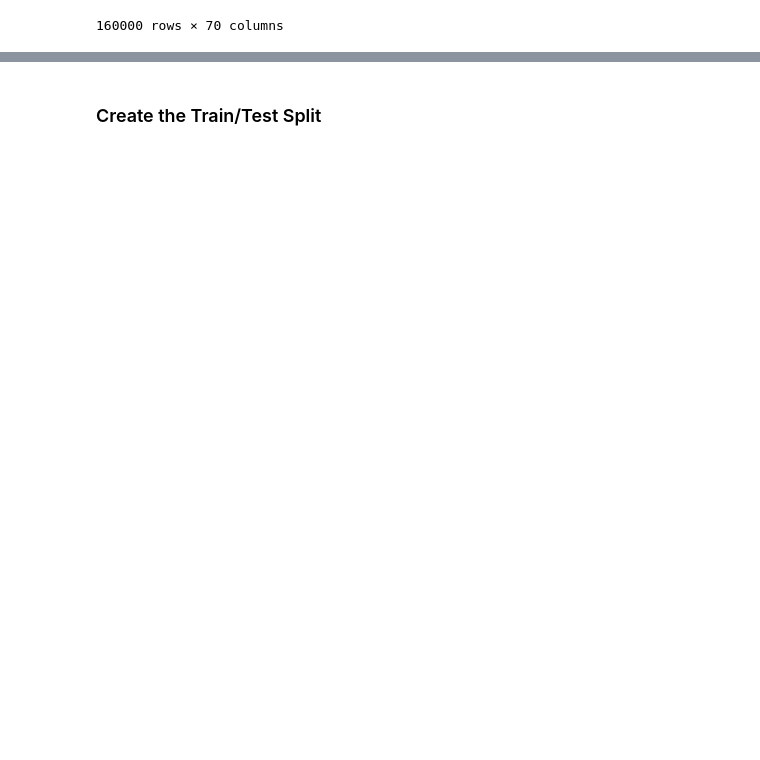
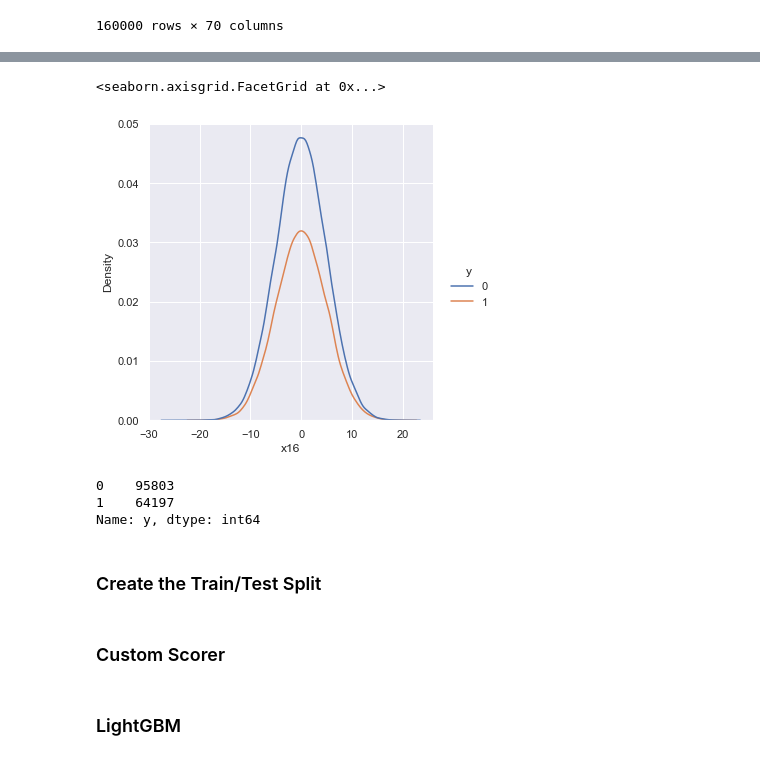
Before and after one commit to warnost/QTW, a Jupyter notebook: Final Case Study/Code/Final Case Study.ipynb, the cells around one changed output, grey strips where cells are left out. Drawn from its saved outputs; the diff is of its cells as text; code cells hidden in the pictures; blank space fills up the shorter version.

Commit message:
lightgbm and rf combined

```diff
--- a/Final Case Study/Code/Final Case Study.ipynb
+++ b/Final Case Study/Code/Final Case Study.ipynb
@@ -250,3 +313,14 @@ X2.describe()
+# %%
+sns.displot(df, x="x16", hue="y", kind="kde")
+# %% [output]
+<seaborn.axisgrid.FacetGrid at 0x...>
+[figure, added]
+# %%
+df.y.value_counts()
+# %% [output]
+0    95803
+1    64197
+Name: y, dtype: int64
 # %% [markdown]
 ### Create the Train/Test Split
 # %%
@@ -254,0 +329,2 @@ X_train, X_test, y_train, y_test = train_test_split(X2,y,test_size=.2, random_st
+# %% [markdown]
+### Custom Scorer
@@ -254,0 +343,2 @@ X_train, X_test, y_train, y_test = train_test_split(X2,y,test_size=.2, random_st
+# %% [markdown]
+### LightGBM
```
Also changed, not shown: parts of 22 cells of this notebook.
